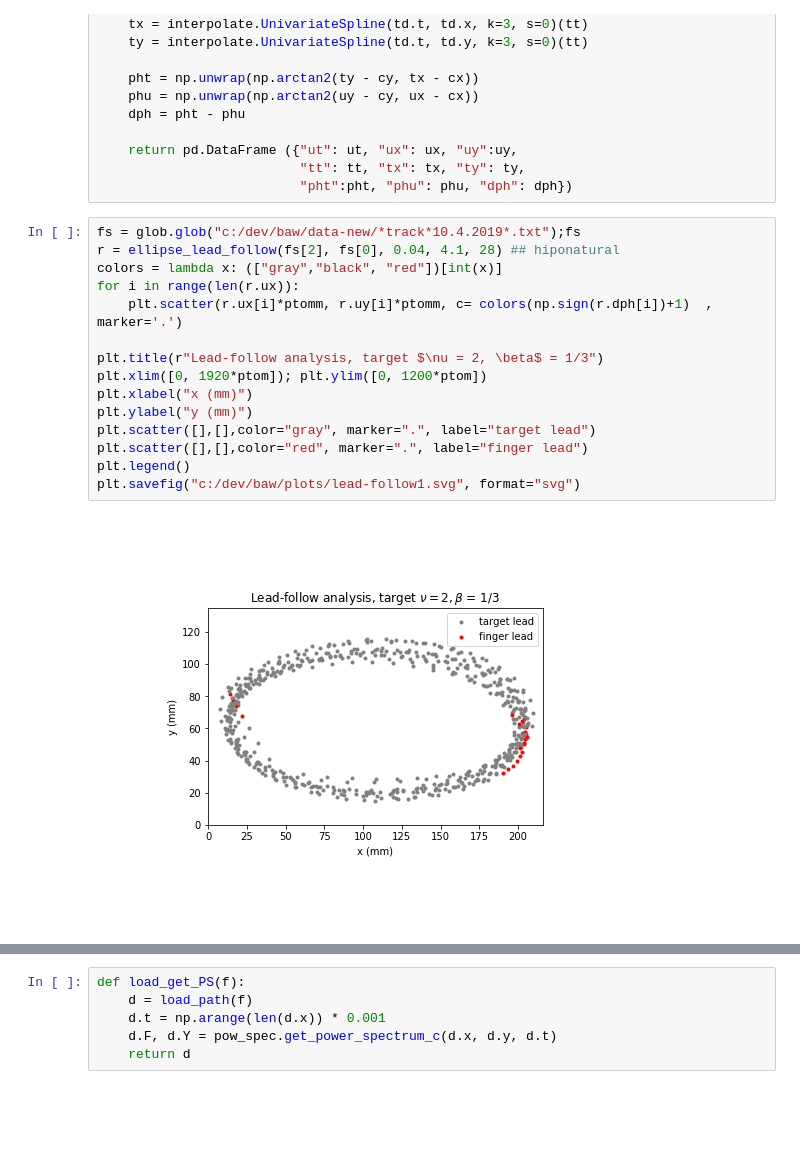
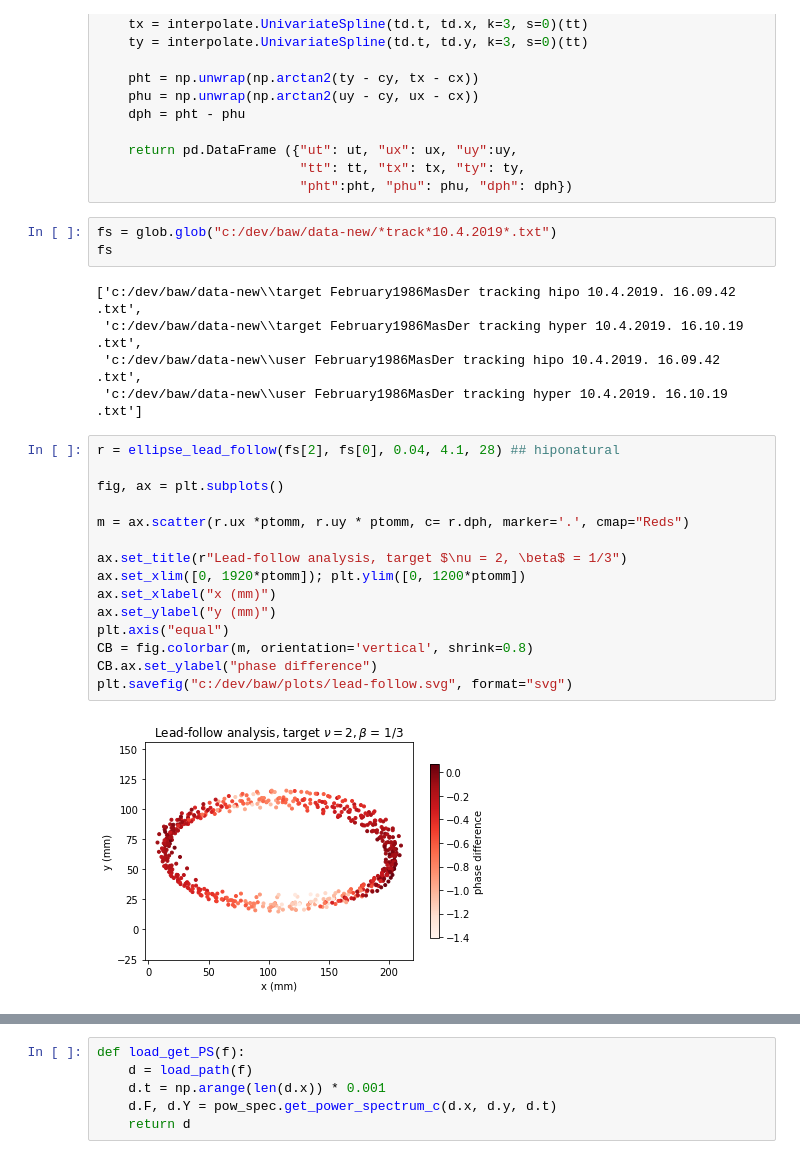
Before and after one commit to adam-matic/KinematicCognition-Analysis, a Jupyter notebook: Analysis_KinematicCognition.ipynb, the cells around one changed output, grey strips where cells are left out. Cells and saved outputs as stored; diff of their text form; blank space fills up the shorter version.

```diff
--- a/Analysis_KinematicCognition.ipynb
+++ b/Analysis_KinematicCognition.ipynb
@@ -113,23 +113,31 @@ def ellipse_lead_follow(user_file, target_file, dt = 0.020, start = 2, end = 25)
     return pd.DataFrame ({"ut": ut, "ux": ux, "uy":uy,
                           "tt": tt, "tx": tx, "ty": ty,
                           "pht":pht, "phu": phu, "dph": dph})
+# %%
+fs = glob.glob("c:/dev/baw/data-new/*track*10.4.2019*.txt")
+fs
+# %% [output]
+['c:/dev/baw/data-new\\target February1986MasDer tracking hipo 10.4.2019. 16.09.42 .txt',
+ 'c:/dev/baw/data-new\\target February1986MasDer tracking hyper 10.4.2019. 16.10.19 .txt',
+ 'c:/dev/baw/data-new\\user February1986MasDer tracking hipo 10.4.2019. 16.09.42 .txt',
+ 'c:/dev/baw/data-new\\user February1986MasDer tracking hyper 10.4.2019. 16.10.19 .txt']
 # %%
-fs = glob.glob("c:/dev/baw/data-new/*track*10.4.2019*.txt");fs
 r = ellipse_lead_follow(fs[2], fs[0], 0.04, 4.1, 28) ## hiponatural
-colors = lambda x: (["gray","black", "red"])[int(x)]
-for i in range(len(r.ux)):
-    plt.scatter(r.ux[i]*ptomm, r.uy[i]*ptomm, c= colors(np.sign(r.dph[i])+1)  , marker='.')
 
-plt.title(r"Lead-follow analysis, target $\nu = 2, \beta$ = 1/3")
-plt.xlim([0, 1920*ptom]); plt.ylim([0, 1200*ptom])
-plt.xlabel("x (mm)")
-plt.ylabel("y (mm)")
-plt.scatter([],[],color="gray", marker=".", label="target lead")
-plt.scatter([],[],color="red", marker=".", label="finger lead")
-plt.legend()
-plt.savefig("c:/dev/baw/plots/lead-follow1.svg", format="svg")
+fig, ax = plt.subplots()
+
+m = ax.scatter(r.ux *ptomm, r.uy * ptomm, c= r.dph, marker='.', cmap="Reds")
+
+ax.set_title(r"Lead-follow analysis, target $\nu = 2, \beta$ = 1/3")
+ax.set_xlim([0, 1920*ptomm]); plt.ylim([0, 1200*ptomm])
+ax.set_xlabel("x (mm)")
+ax.set_ylabel("y (mm)")
+plt.axis("equal")
+CB = fig.colorbar(m, orientation='vertical', shrink=0.8)
+CB.ax.set_ylabel("phase difference")
+plt.savefig("c:/dev/baw/plots/lead-follow.svg", format="svg")
 # %% [output]
-[figure, old version]
+[figure, new version]
 # %%
 lims = [i for i in range(len(r.dph)) if  r.dph[i] > 0]
 plt.plot(r.tt, r.dph,  color = "gray", label="target lead")
```
Also changed, not shown: parts of 11 cells of this notebook, 2 other files.
